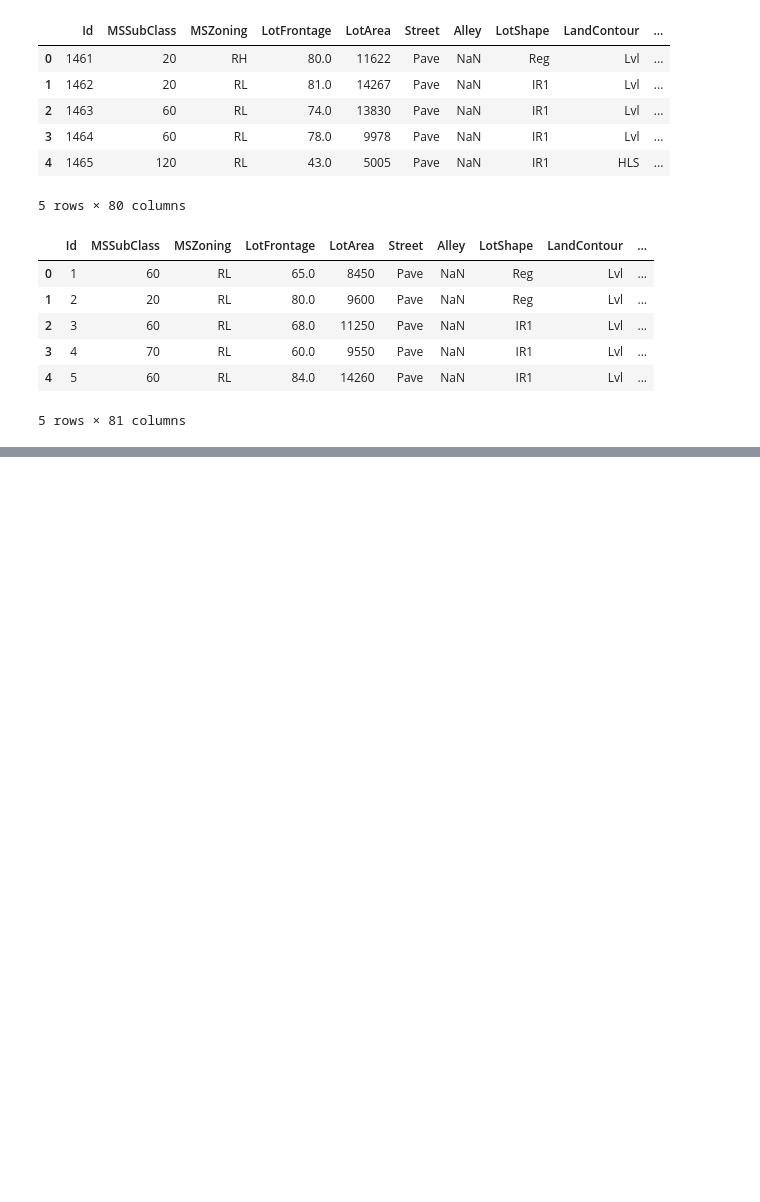
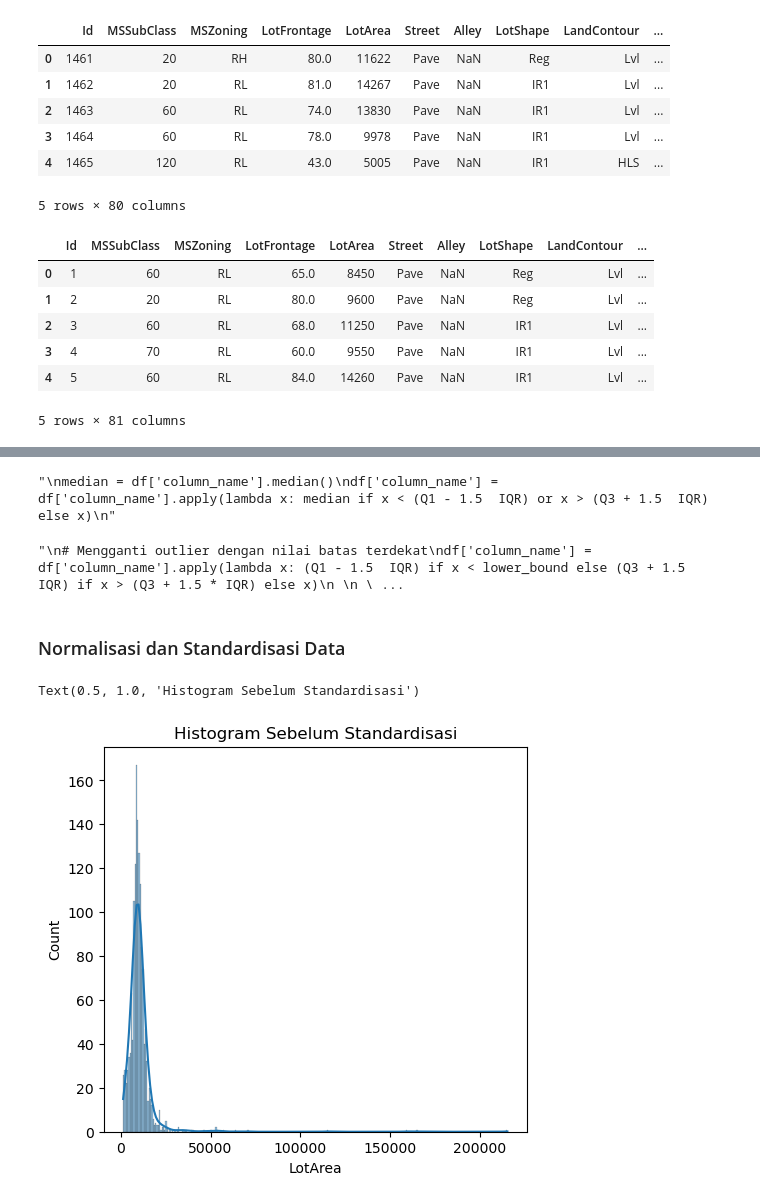
Before and after one commit to muchammadwr/Belajar-Machine-Learning-untuk-Pemula, a Jupyter notebook: Practice Exercises/notebook.ipynb, the cells around one changed output, grey strips where cells are left out. Cells and saved outputs as stored; diff of their text form; code cells hidden in the pictures; blank space fills up the shorter version.

Commit message:
Latihan: Exploratory dan Explanatory Data Analysis

```diff
--- a/Practice Exercises/notebook.ipynb
+++ b/Practice Exercises/notebook.ipynb
@@ -25,0 +68,4 @@ train.head()
+# %%
+# Memeriksa jumlah nilai yang hilang di setiap kolom
+missing_values = train.isnull().sum()
+missing_values[missing_values > 0]
@@ -25,0 +155,18 @@ train.head()
+# %%
+'''
+median = df['column_name'].median()
+df['column_name'] = df['column_name'].apply(lambda x: median if x < (Q1 - 1.5  IQR) or x > (Q3 + 1.5  IQR) else x)
+'''
+# %% [output]
+"\nmedian = df['column_name'].median()\ndf['column_name'] = df['column_name'].apply(lambda x: median if x < (Q1 - 1.5  IQR) or x > (Q3 + 1.5  IQR) else x)\n"
+# %%
+'''
+# Mengganti outlier dengan nilai batas terdekat
+df['column_name'] = df['column_name'].apply(lambda x: (Q1 - 1.5  IQR) if x < lower_bound else (Q3 + 1.5  IQR) if x > (Q3 + 1.5 * IQR) else x)
+
+
+'''
+# %% [output]
+"\n# Mengganti outlier dengan nilai batas terdekat\ndf['column_name'] = df['column_name'].apply(lambda x: (Q1 - 1.5  IQR) if x < lower_bound else (Q3 + 1.5  IQR) if x > (Q3 + 1.5 * IQR) else x)\n \n \ ...
+# %% [markdown]
+### Normalisasi dan Standardisasi Data
@@ -25,0 +179,9 @@ train.head()
+# %%
+# Histogram Sebelum Standardisasi
+plt.figure(figsize=(12, 5))
+plt.subplot(1, 2, 1)
+sns.histplot(train[numeric_features[3]], kde=True)
+plt.title("Histogram Sebelum Standardisasi")
+# %% [output]
+Text(0.5, 1.0, 'Histogram Sebelum Standardisasi')
+[figure, added]
```
Also changed, not shown: parts of 33 cells of this notebook.
